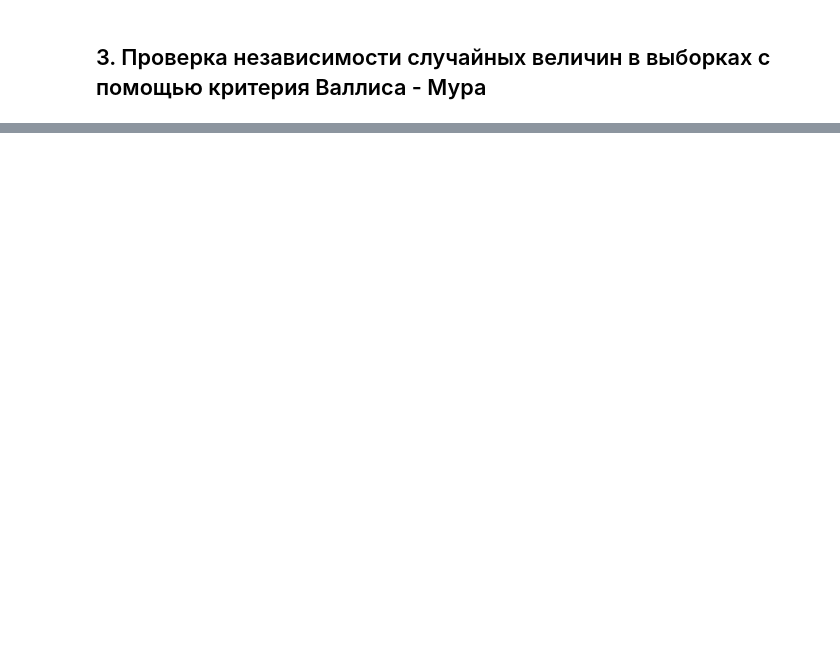
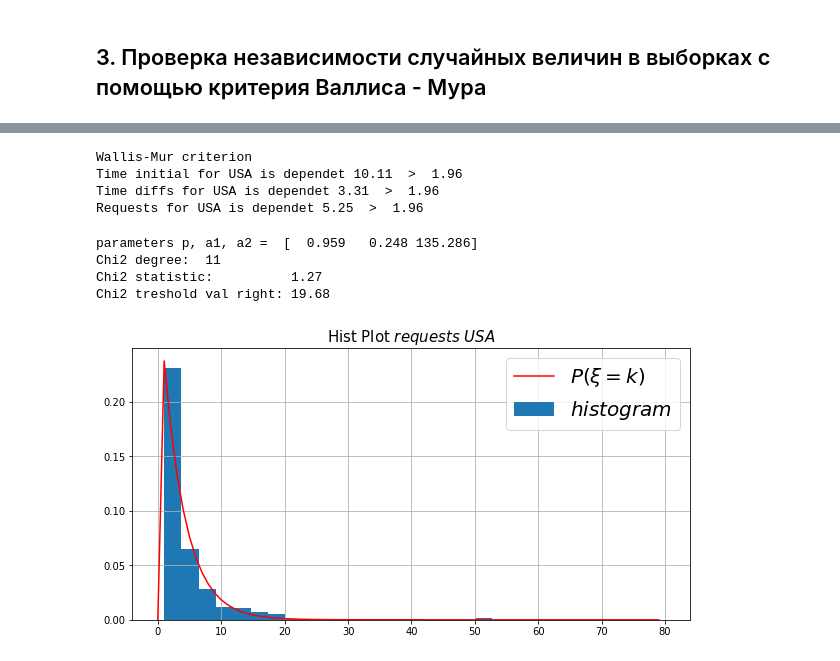
Before and after one commit to AlexeyKumin/SW_Global_Terrorism, a Jupyter notebook: terrorist_acts.ipynb, the cells around one changed output, grey strips where cells are left out. Cells and saved outputs as stored; diff of their text form; code cells hidden in the pictures; blank space fills up the shorter version.

```diff
--- a/terrorist_acts.ipynb
+++ b/terrorist_acts.ipynb
@@ -377,0 +418,4 @@ Chi2 statistic, Chi2 treshold val:  2.54 12.59 1.64
+# %%
+df_usa = compute_and_add_days(df_usa, "days from start")
+print("Preprocess data for USA, with days from start, shape: " , df_usa.shape)
+df_usa.head()
@@ -377,0 +430,6 @@ Chi2 statistic, Chi2 treshold val:  2.54 12.59 1.64
+# %%
+step = 10;
+time_proc1 = (df_usa.iloc[:,5:].values).reshape(2803)
+time_proc1 = np.diff(time_proc1)
+print(time_proc1)
+time_arr1, requests1 = make_reduce(df_usa, first_method_reduce, step, "USA")
@@ -377,0 +454,41 @@ Chi2 statistic, Chi2 treshold val:  2.54 12.59 1.64
+# %%
+alfa = 0.05
+print("Wallis-Mur criterion")
+Wallis_Murr_crit(time_proc1, alfa, "Time initial for USA")
+Wallis_Murr_crit(time_arr1, alfa, "Time diffs for USA")
+Wallis_Murr_crit(requests1, alfa, "Requests for USA")
+# %% [output]
+Wallis-Mur criterion
+Time initial for USA is dependet 10.11  >  1.96
+Time diffs for USA is dependet 3.31  >  1.96
+Requests for USA is dependet 5.25  >  1.96
+# %%
+delimiter = 30
+missed_vals = 0
+
+sample1, sample2 = process_sample(requests1, delimiter, missed_vals)
+a1 = np.average(sample1)
+a2 = np.average(sample2)
+param1 = GMM_geom(sample1)
+
+param2 = GMM_Poisson(sample2)
+
+P1 = geom_param(param1)
+P2 = Poisson_param(param2)
+param3 = GMM_mix_distrib(requests, a1, a2)
+print("parameters p, a1, a2 = ", np.around([param3[0], param1, param2], 3))
+Mixed = mix_distrib_param(param3[0], P1, P2)
+
+nrow = 1
+fig, (ax1) = plt.subplots(nrows=nrow, figsize=(10,5*nrow))
+plot_hist(requests1, 80, Mixed, ax1, "$requests$ $USA$", 30)
+
+alfa = 0.05
+r = 15
+Chi_2_crit(requests1, r, Mixed, alfa, 3)
+# %% [output]
+parameters p, a1, a2 =  [  0.959   0.248 135.286]
+Chi2 degree:  11
+Chi2 statistic:          1.27
+Chi2 treshold val right: 19.68
+[figure, added]
```
Also changed, not shown: parts of 31 cells of this notebook.
